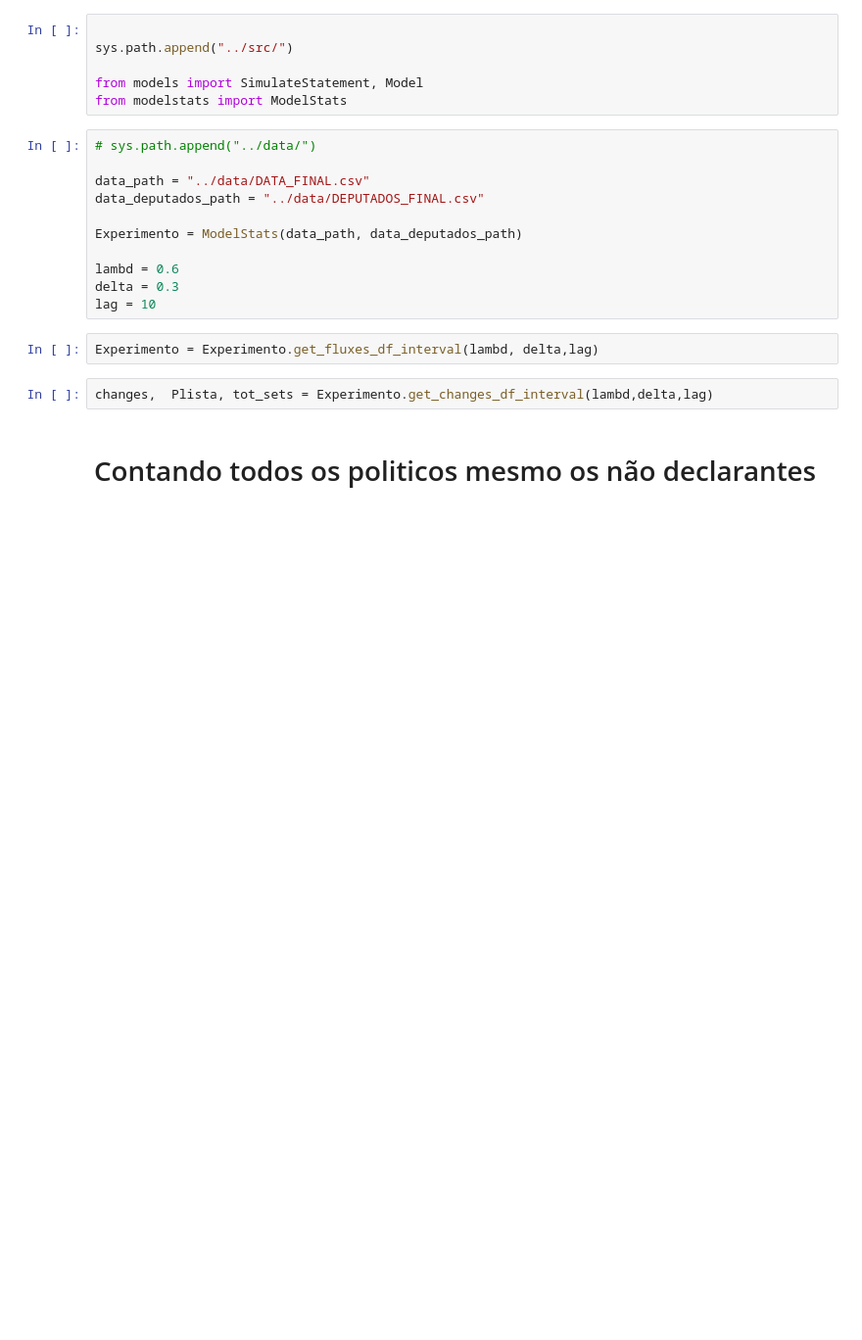
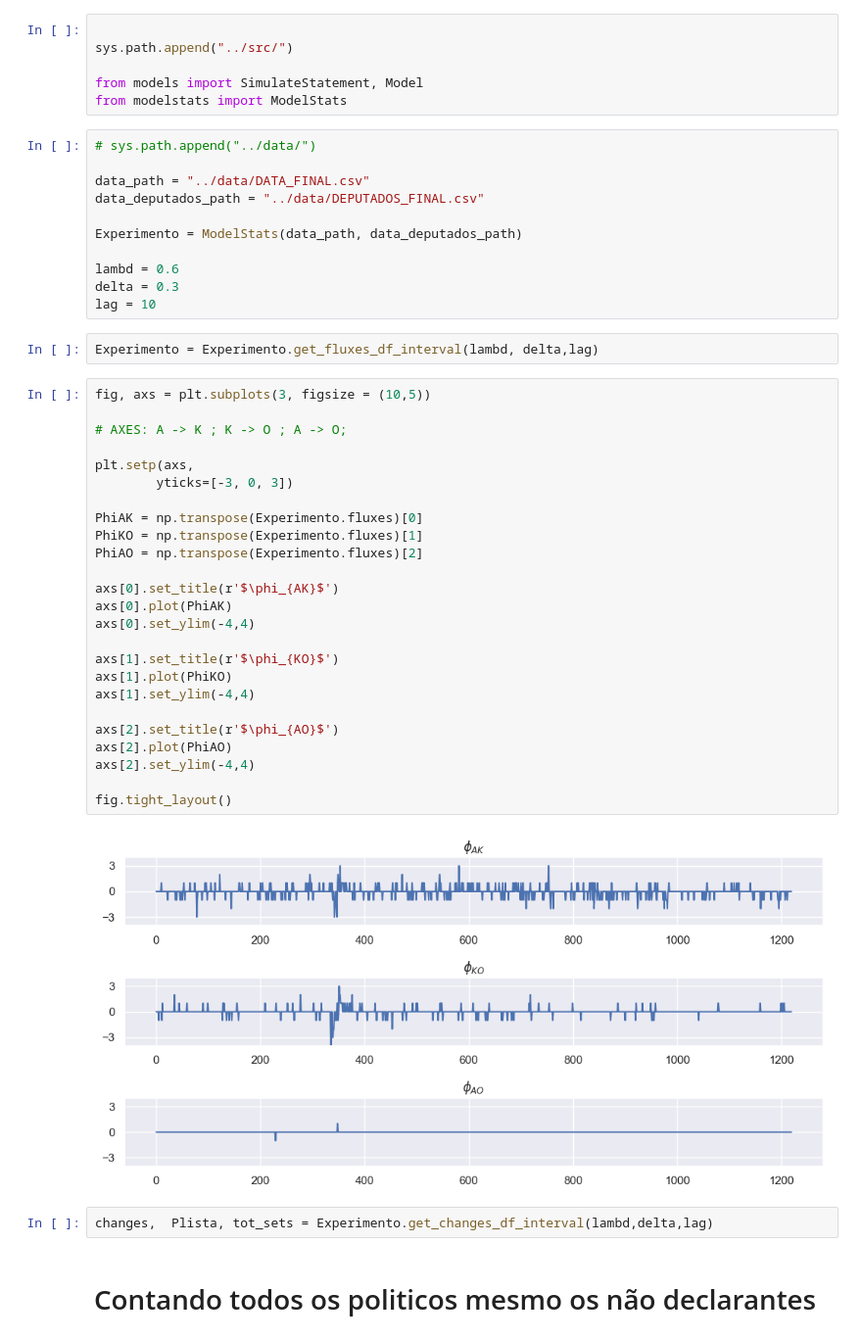
Before and after one commit to htrpch/politcalShit, a Jupyter notebook: notebooks/ShowModel.ipynb, the cells around one changed output. Shown at 98% size. Cells and saved outputs as stored; diff of their text form; blank space fills up the shorter version.

Commit message:
add fluxes evolution calc and viz

```diff
--- a/notebooks/ShowModel.ipynb
+++ b/notebooks/ShowModel.ipynb
@@ -30,6 +33,33 @@ delta = 0.3
 lag = 10
 # %%
 Experimento = Experimento.get_fluxes_df_interval(lambd, delta,lag)
+# %%
+fig, axs = plt.subplots(3, figsize = (10,5))
+
+# AXES: A -> K ; K -> O ; A -> O;
+
+plt.setp(axs,
+        yticks=[-3, 0, 3])
+
+PhiAK = np.transpose(Experimento.fluxes)[0]
+PhiKO = np.transpose(Experimento.fluxes)[1]
+PhiAO = np.transpose(Experimento.fluxes)[2]
+
+axs[0].set_title(r'$\phi_{AK}$')
+axs[0].plot(PhiAK)
+axs[0].set_ylim(-4,4)
+
+axs[1].set_title(r'$\phi_{KO}$')
+axs[1].plot(PhiKO)
+axs[1].set_ylim(-4,4)
+
+axs[2].set_title(r'$\phi_{AO}$')
+axs[2].plot(PhiAO)
+axs[2].set_ylim(-4,4)
+
+fig.tight_layout()
+# %% [output]
+[figure, added]
 # %%
 changes,  Plista, tot_sets = Experimento.get_changes_df_interval(lambd,delta,lag)
 # %% [markdown]
```
Also changed, not shown: parts of 1 cell of this notebook.
